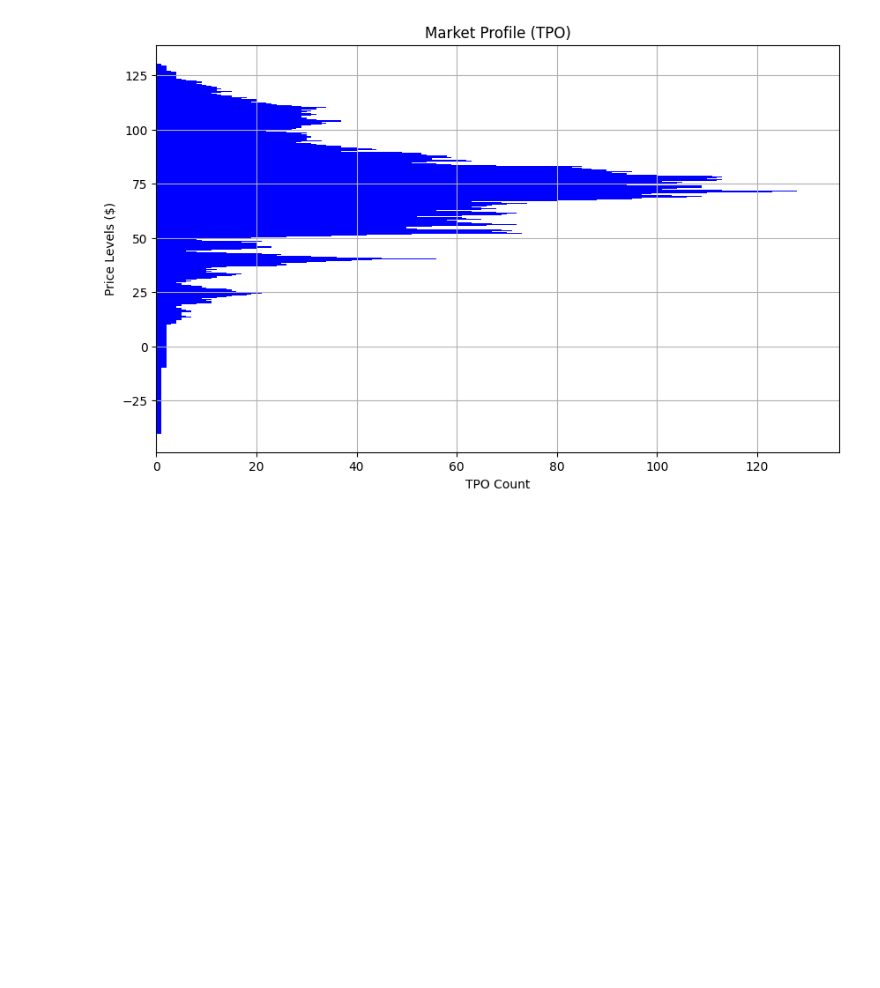
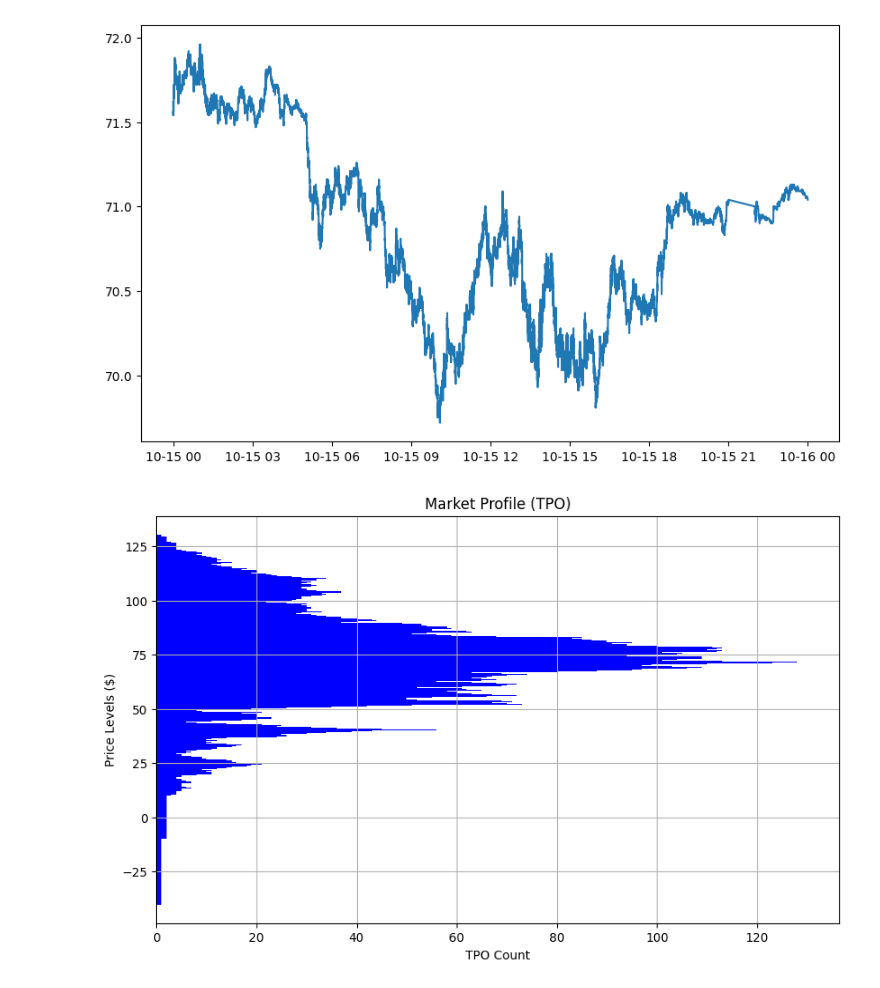
Before and after one commit to aclark2410/RealTime_Data_API, a Jupyter notebook: tpo_notebook.ipynb, the cells around one changed output. Drawn from its saved outputs; the diff is of its cells as text; code cells hidden in the pictures; blank space fills up the shorter version.

```diff
--- a/tpo_notebook.ipynb
+++ b/tpo_notebook.ipynb
@@ -57,0 +57,12 @@ ts_event
+# %%
+# Convert 'ts_event' (if it's not already) to datetime format and set it as index
+if df.index.name != 'ts_event':
+    df.index = pd.to_datetime(df.index)  # Ensure the index is in datetime format
+    df.index.name = 'ts_event'  # Rename the index to 'ts_event' if needed
+
+# Save the DataFrame to a CSV file in the same directory
+df.to_csv('wti_crude_oil_futures_ohlcv.csv')
+
+print(df.index)
+
+print("Data successfully saved to wti_crude_oil_futures_ohlcv.csv")
@@ -58,3 +83,9 @@ ts_event
+# %%
+plt.figure(figsize=(10,6))
+plt.plot(df.index,df['close'])
+plt.show()
+# %% [output]
+[figure, added]
 # %%
 import pandas as pd
 import numpy as np
```
Also changed, not shown: parts of 3 cells of this notebook.
